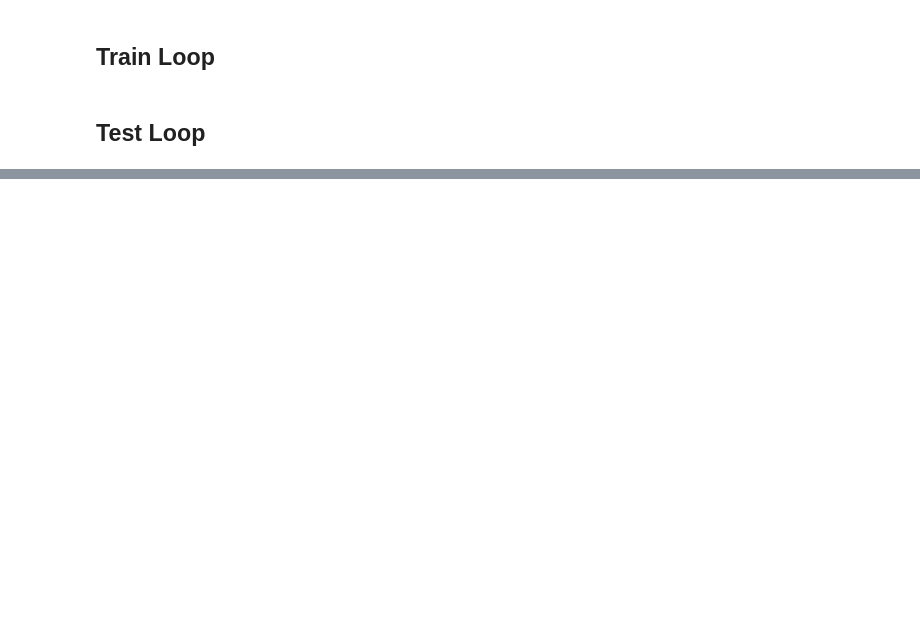
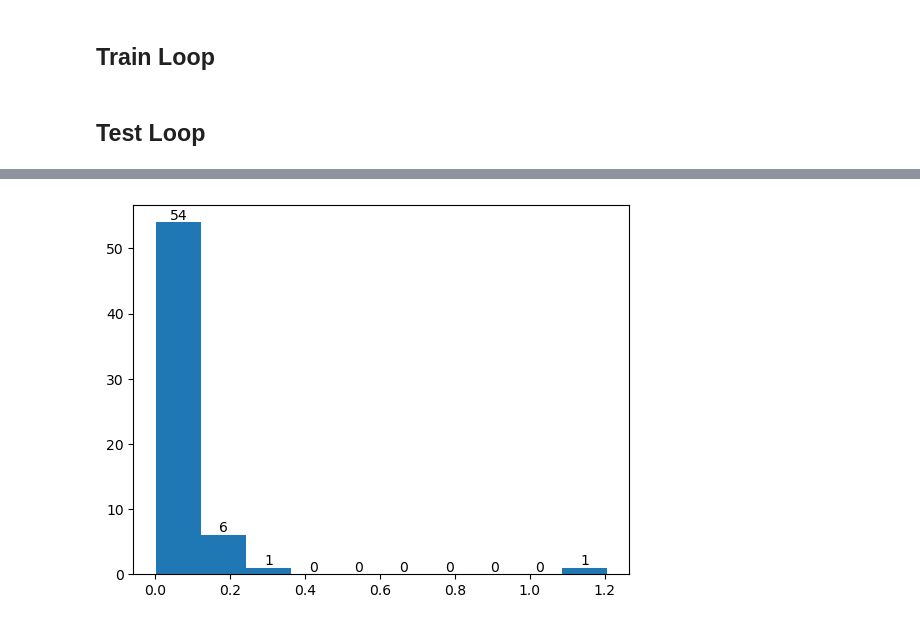
Before and after one commit to YC0806/2023-Yuchen, a Jupyter notebook: TGAE_NNConv.ipynb, the cells around one changed output, grey strips where cells are left out. Drawn from its saved outputs; the diff is of its cells as text; code cells hidden in the pictures; blank space fills up the shorter version.

```diff
--- a/TGAE_NNConv.ipynb
+++ b/TGAE_NNConv.ipynb
@@ -923,0 +952,6 @@ plt.savefig(f'val_res_TGAE_NNConv_{GLOBAL_EPOCH}_{np.mean(history_train_list[-1]
+# %%
+counts, edges, bars = plt.hist(snapshot_losses_list[0][1])
+plt.bar_label(bars)
+plt.show()
+# %% [output]
+[figure, added]
```
Also changed, not shown: parts of 11 cells of this notebook.
